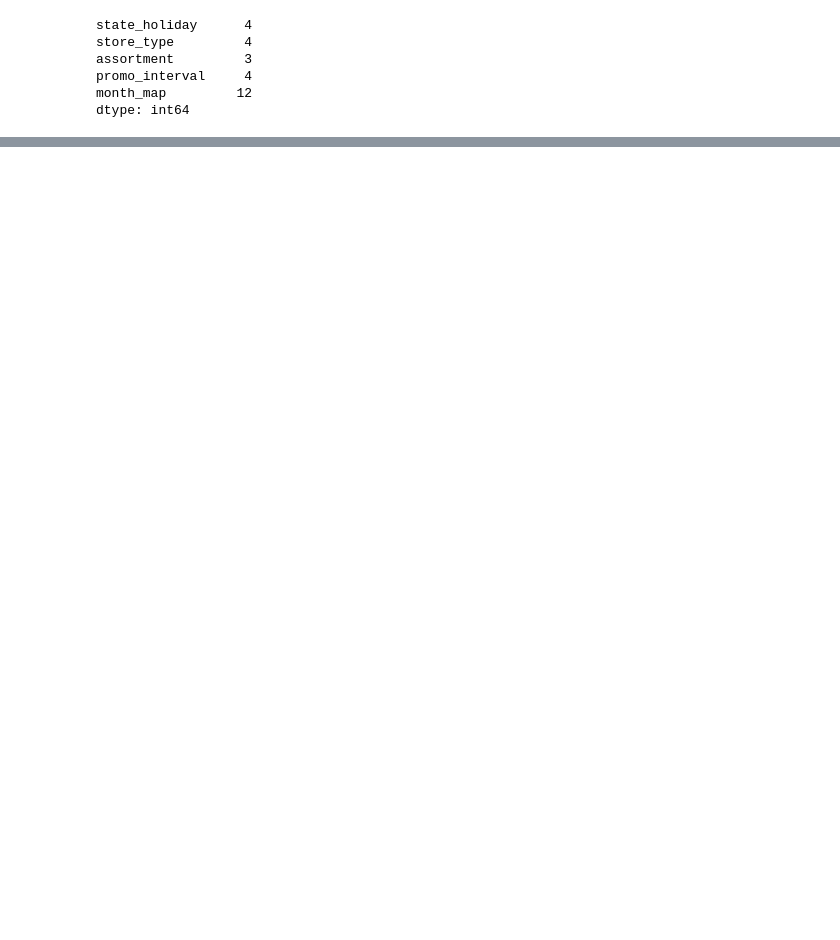
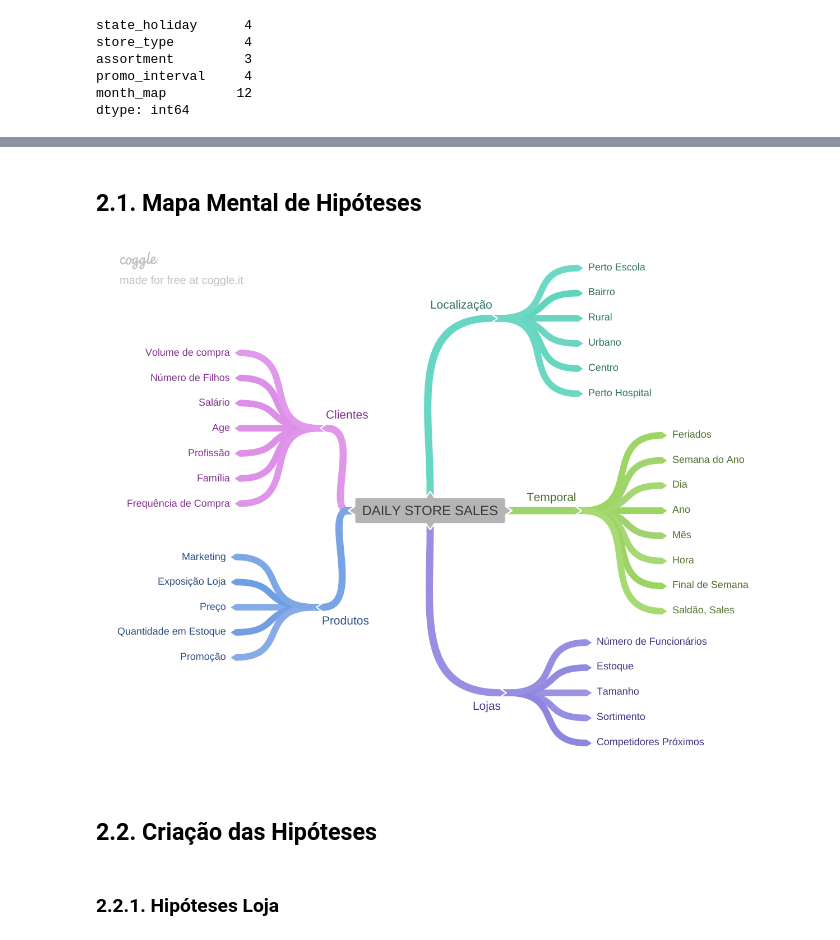
Before and after one commit to Barbosamuel/Data-Science-Em-Producao, a Jupyter notebook: M02_v01_store_sales_predict.ipynb, the cells around one changed output, grey strips where cells are left out. Saved outputs shown, nothing was run; the diff lists cells and outputs as text; code cells hidden in the pictures; blank space fills up the shorter version.

```diff
--- a/M02_v01_store_sales_predict.ipynb
+++ b/M02_v01_store_sales_predict.ipynb
@@ -249,0 +292,10 @@ sns.boxplot(x='assortment' , y='sales' ,data=aux1 )
+# %% [markdown]
+## 2.1. Mapa Mental de Hipóteses
+# %%
+Image('Img/Mind_map_hypothesis.png')
+# %% [output]
+[figure, added]
+# %% [markdown]
+## 2.2. Criação das Hipóteses
+# %% [markdown]
+### 2.2.1. Hipóteses Loja
```
Also changed, not shown: parts of 21 cells of this notebook, 3 other files.
